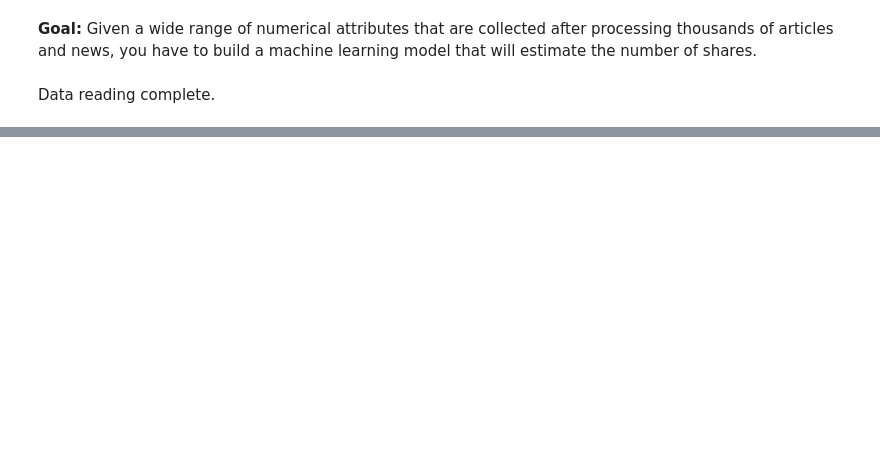
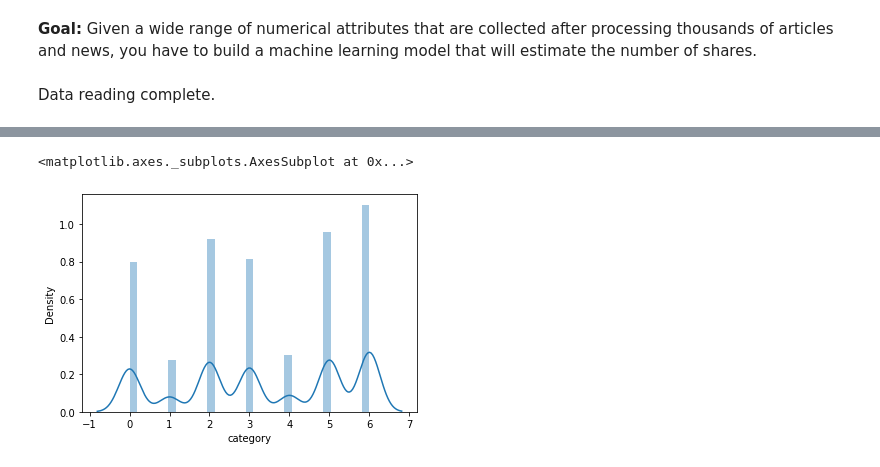
Before and after one commit to prahlad37/ml-hackathon, a Jupyter notebook: qbuzz_prob_1.ipynb, the cells around one changed output, grey strips where cells are left out. Saved outputs shown, nothing was run; the diff lists cells and outputs as text; code cells hidden in the pictures; blank space fills up the shorter version.

```diff
--- a/qbuzz_prob_1.ipynb
+++ b/qbuzz_prob_1.ipynb
@@ -46,0 +91,13 @@ sns.distplot(shares)
+# %%
+#col_list = data_filtered.sample(n=4, axis='columns').columns.tolist()
+col_list = ['which_day']
+col_list.append('shares')
+df_for_plot = data_filtered[col_list]
+
+#df_for_plot.plot.scatter(x=['which_day'],y=['shares']);
+sns.distplot(df_for_plot.which_day)
+#print(df_for_plot[df_for_plot['which_day'] == 3])
+#sns.pairplot(df_for_plot, x_vars=col_list, y_vars=['shares'], size = 2, aspect = 1.5)
+# %% [output]
+<matplotlib.axes._subplots.AxesSubplot at 0x...>
+[figure, added]
```
Also changed, not shown: parts of 9 cells of this notebook.
